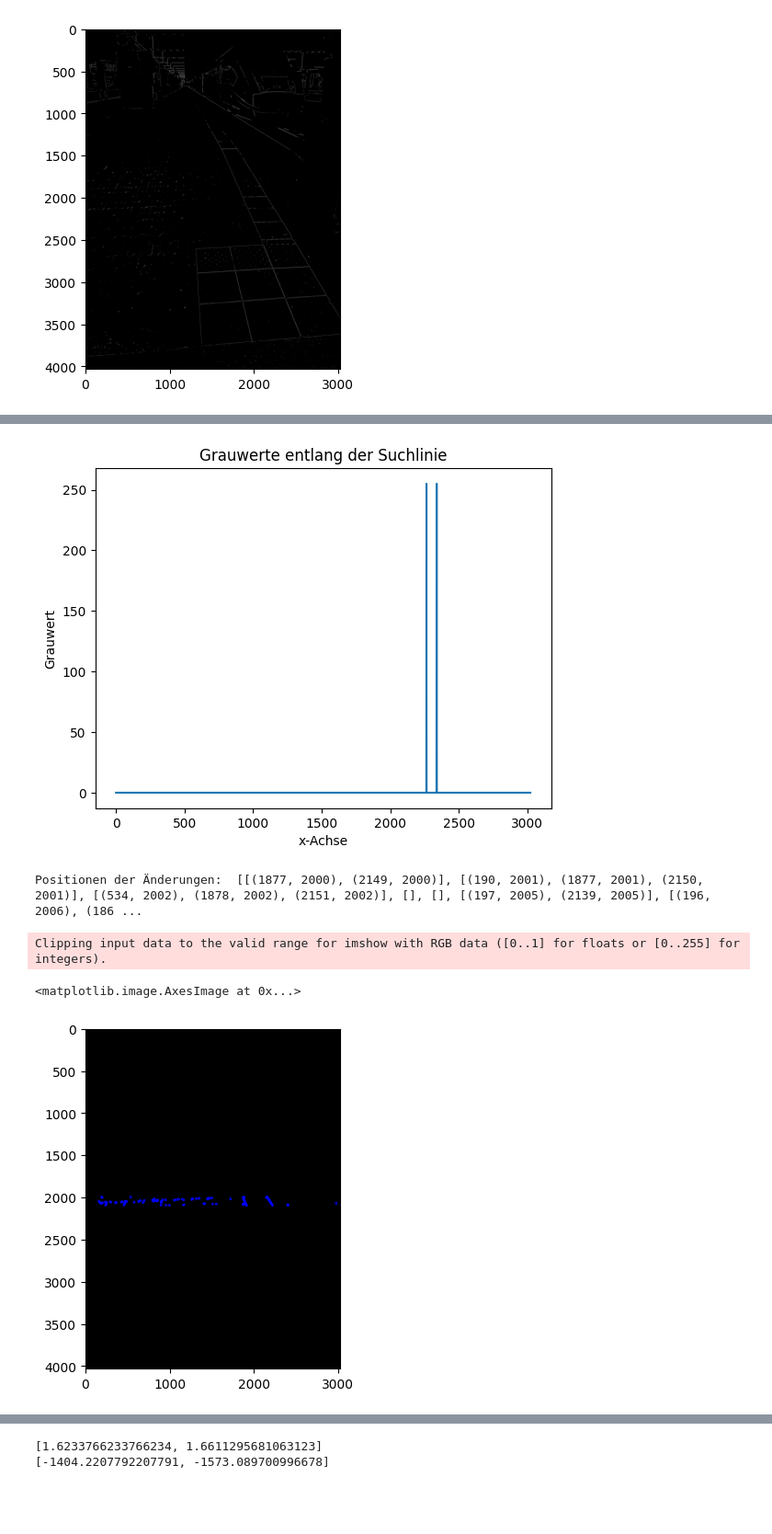
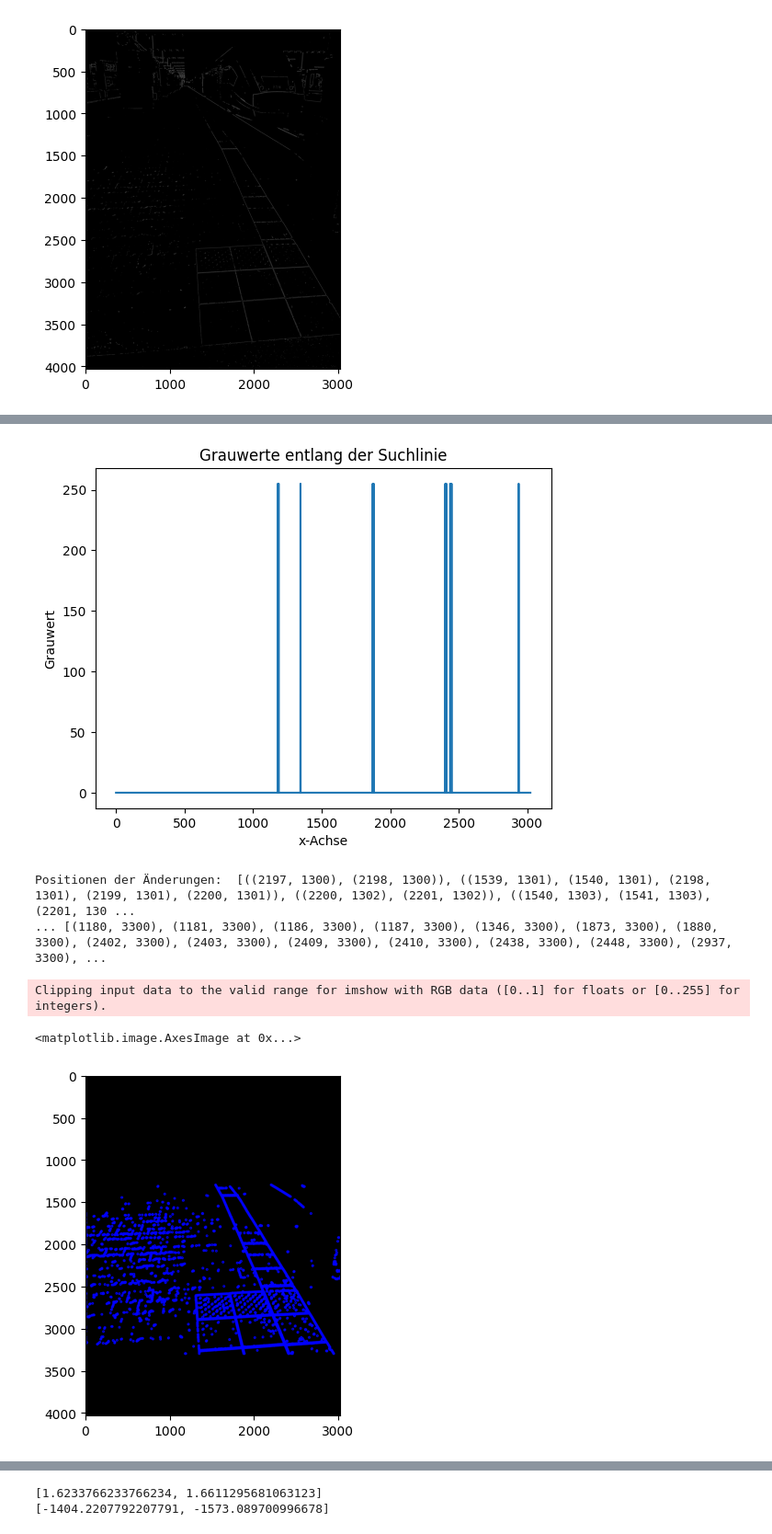
Before and after one commit to hendric-popma/project_bums, a Jupyter notebook: search line canny.ipynb, the cells around one changed output, grey strips where cells are left out. Shown at 92% size. Saved outputs shown, nothing was run; the diff lists cells and outputs as text; code cells hidden in the pictures; blank space fills up the shorter version.

Commit message:
added some funktion an ty to detect connected components

```diff
--- a/search line canny.ipynb
+++ b/search line canny.ipynb
@@ -5,7 +5,7 @@ import matplotlib.pyplot as plt
 #plt.gray()
 # %%
 image_path = 'C:\\Users\\leonh\\Documents\\GitHub\\project_bums\\Test_Bilder\\MUC_BHF_3.jpg'
-img = cv2.imread(image_path, )
+img = cv2.imread(image_path)
 plt.imshow(img)
 
 print(img.dtype)
@@ -41,7 +42,7 @@ def create_horizontal_line(image, y_position, color=(255, 0, 0), thickness=5):
     return line_image
 
 
-y_position = 2300  # Y-Position der horizontalen Linie
+y_position = 3300  # Y-Position der horizontalen Linie
 
 line_image = create_horizontal_line(canny, y_position)
 
@@ -76,7 +77,7 @@ def plot_values (gray_values, x_values):
 gray_values, x_values = grayscale_values(canny, y_position);
 plot_values (gray_values, x_values)
 # %% [output]
-[figure, old version]
+[figure, new version]
 # %%
 
 def detect_gray_value_changes(image, image_to_draw, y_position, min_distance, max_distance):
@@ -110,43 +111,49 @@ def detect_gray_value_changes(image, image_to_draw, y_position, min_distance, ma
     change_positions_sub = sorted(change_positions_sub, key=lambda point: point[0])
 
     # Nun nahe beiananderliegenede Punkte aus changes_position entfernen
-    change_positions_final = []
+    change_positions_wrong = []
     prev_x = 0
     for p in range(len(change_positions_sub)):
         current_x = change_positions_sub[p][0]
         current_y = change_positions_sub[p][1]
 
-        if (current_x-prev_x) > min_distance:
-            change_positions_final.append((current_x, current_y))
+        if min_distance < (current_x-prev_x) < min_distance:
+            #change_positions_wrong.append((prev_x, current_y))
+            change_positions_wrong.append((current_x, current_y))
 
         prev_x = current_x
+
+    change_positions_final = tuple(filter(lambda x: x not in change_positions_wrong, change_positions_sub))
 
     #Makiere die zulässigen Grauwertänderungen im ausgabe Bild
     img_out = image_to_draw
     for position in change_positions_final:
         cv2.circle(img_out, position, 10, (0, 0, 255), 10)
 
-    return change_positions_final, img_out
+    return change_positions_final, change_positions_sub, img_out
 
 
 #y_position = 2400
-y_start = 2000
-y_end = 2100
+y_start = 1300
+y_end = 3301
 change_positions = []
 
 img_dots = np.zeros(img.shape)
 
 for y in range(y_start, y_end):
 #Nach Grauwertänderungen suchen die sich in Ihrer x-Koordinate in einem Abstand
 # von 200 bis 350 Pixel befinden
-    change_positions_current, img_dots = detect_gray_value_changes(canny, img_dots, y, 150, 500)
+    change_positions_current, change_positionskleiner, img_dots = detect_gray_value_changes(canny, img_dots, y, 200, 400)
     change_positions.append(change_positions_current)
 
 
+
 print("Positionen der Änderungen: ", change_positions)
+print("...", change_positionskleiner)
 plt.imshow(img_dots)
 # %% [output]
-Positionen der Änderungen:  [[(1877, 2000), (2149, 2000)], [(190, 2001), (1877, 2001), (2150, 2001)], [(534, 2002), (1878, 2002), (2151, 2002)], [], [], [(197, 2005), (2139, 2005)], [(196, 2006), (186 ...
+Positionen der Änderungen:  [((2197, 1300), (2198, 1300)), ((1539, 1301), (1540, 1301), (2198, 1301), (2199, 1301), (2200, 1301)), ((2200, 1302), (2201, 1302)), ((1540, 1303), (1541, 1303), (2201, 130 ...
+... [(1180, 3300), (1181, 3300), (1186, 3300), (1187, 3300), (1346, 3300), (1873, 3300), (1880, 3300), (2402, 3300), (2403, 3300), (2409, 3300), (2410, 3300), (2438, 3300), (2448, 3300), (2937, 3300), ...
 Clipping input data to the valid range for imshow with RGB data ([0..1] for floats or [0..255] for integers).
 <matplotlib.image.AxesImage at 0x...>
-[figure, old version]
+[figure, new version]
```
Also changed, not shown: parts of 9 cells of this notebook, 1 other file.
